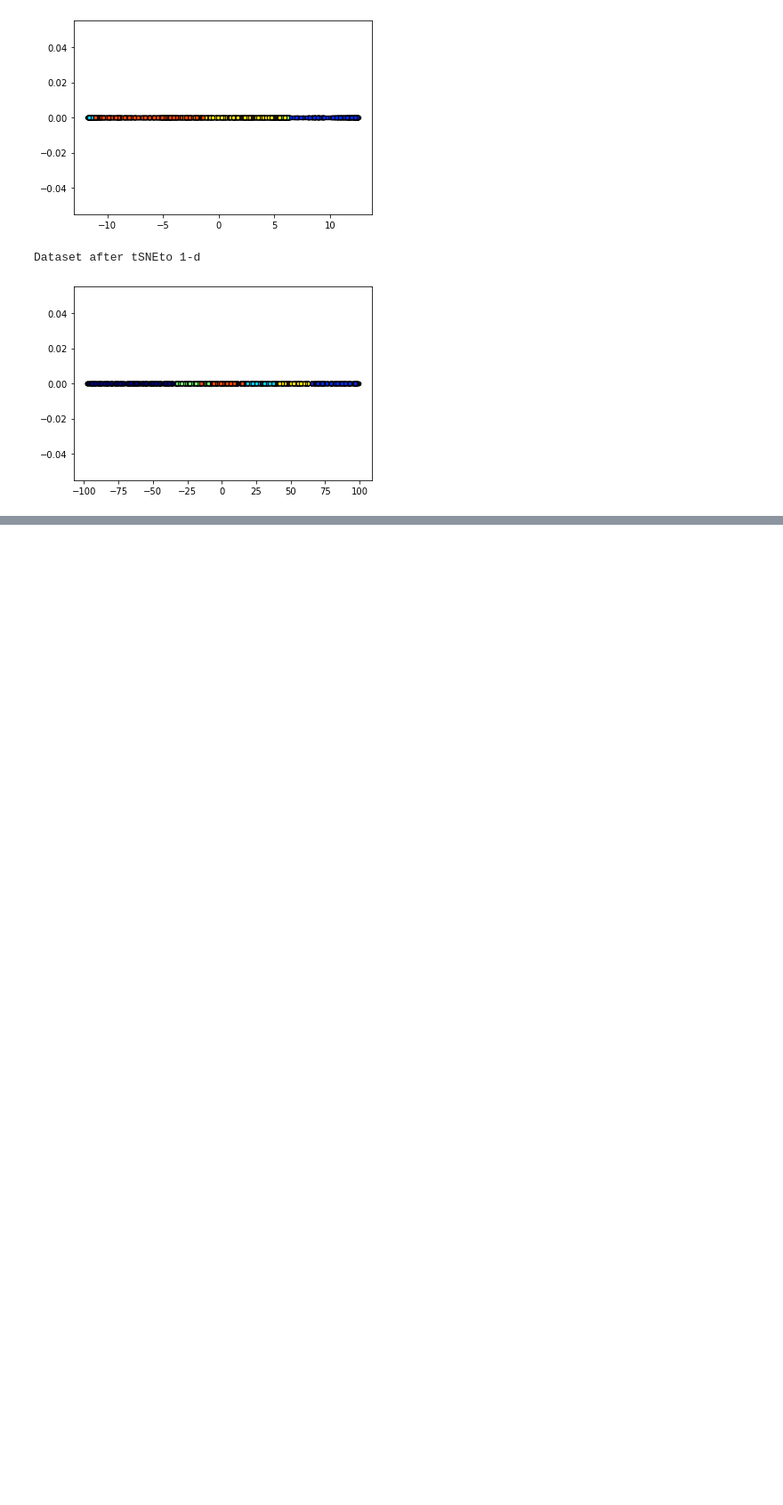
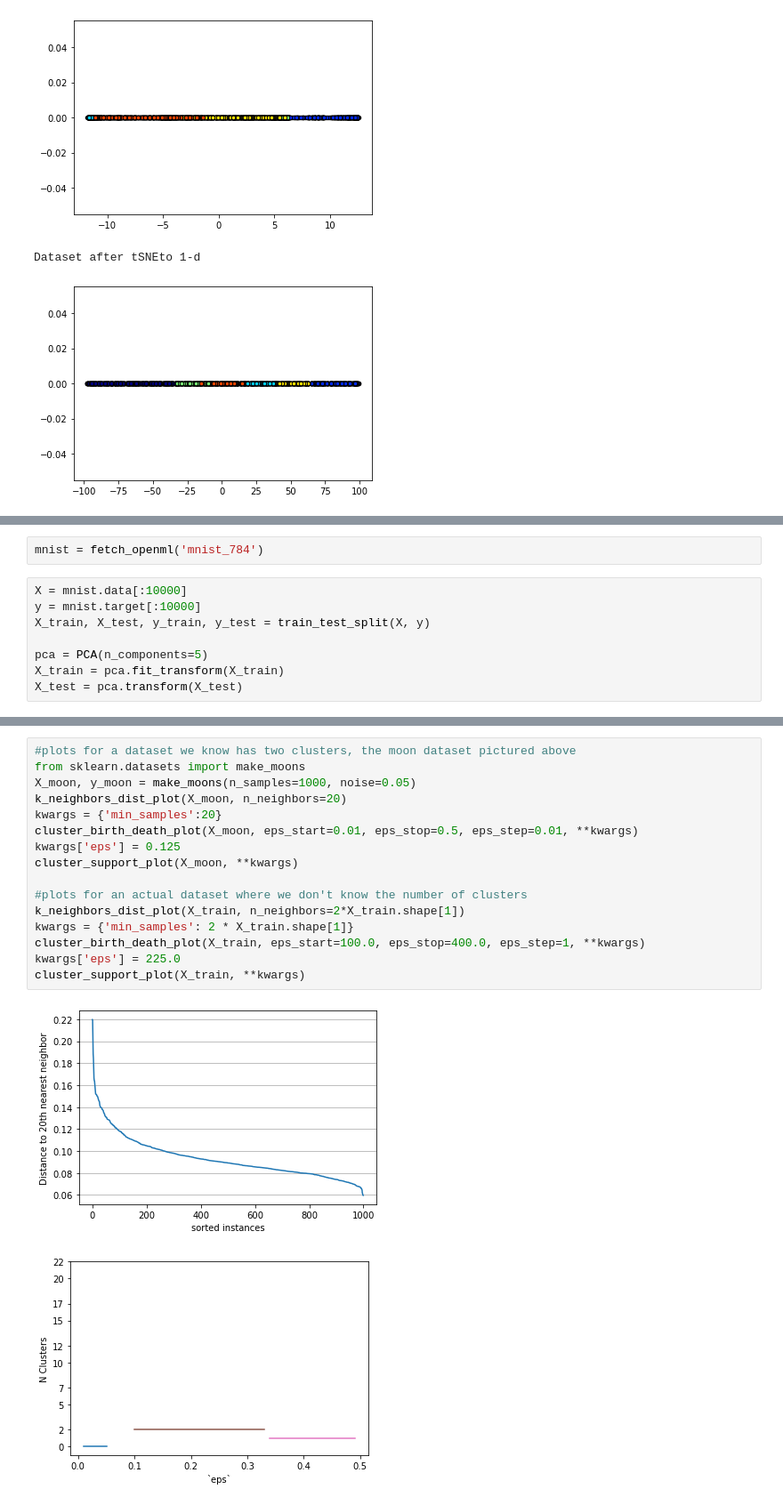
Before and after one commit to jaymberman/sklearn_guide, a Jupyter notebook: sklearn_guide.ipynb, the cells around one changed output, grey strips where cells are left out. Shown at 89% size. Saved outputs shown, nothing was run; the diff lists cells and outputs as text; blank space fills up the shorter version.

```diff
--- a/sklearn_guide.ipynb
+++ b/sklearn_guide.ipynb
@@ -2478,0 +2795,10 @@ Dataset after tSNEto 1-d
+# %%
+mnist = fetch_openml('mnist_784')
+# %%
+X = mnist.data[:10000]
+y = mnist.target[:10000]
+X_train, X_test, y_train, y_test = train_test_split(X, y)
+
+pca = PCA(n_components=5)
+X_train = pca.fit_transform(X_train)
+X_test = pca.transform(X_test)
@@ -2478,0 +2895,19 @@ Dataset after tSNEto 1-d
+# %%
+#plots for a dataset we know has two clusters, the moon dataset pictured above
+from sklearn.datasets import make_moons
+X_moon, y_moon = make_moons(n_samples=1000, noise=0.05)
+k_neighbors_dist_plot(X_moon, n_neighbors=20)
+kwargs = {'min_samples':20}
+cluster_birth_death_plot(X_moon, eps_start=0.01, eps_stop=0.5, eps_step=0.01, **kwargs)
+kwargs['eps'] = 0.125
+cluster_support_plot(X_moon, **kwargs)
+
+#plots for an actual dataset where we don't know the number of clusters
+k_neighbors_dist_plot(X_train, n_neighbors=2*X_train.shape[1])
+kwargs = {'min_samples': 2 * X_train.shape[1]}
+cluster_birth_death_plot(X_train, eps_start=100.0, eps_stop=400.0, eps_step=1, **kwargs)
+kwargs['eps'] = 225.0
+cluster_support_plot(X_train, **kwargs)
+# %% [output]
+[figure, added]
+[figure, added]
```
Also changed, not shown: parts of 29 cells of this notebook, 7 other files.
